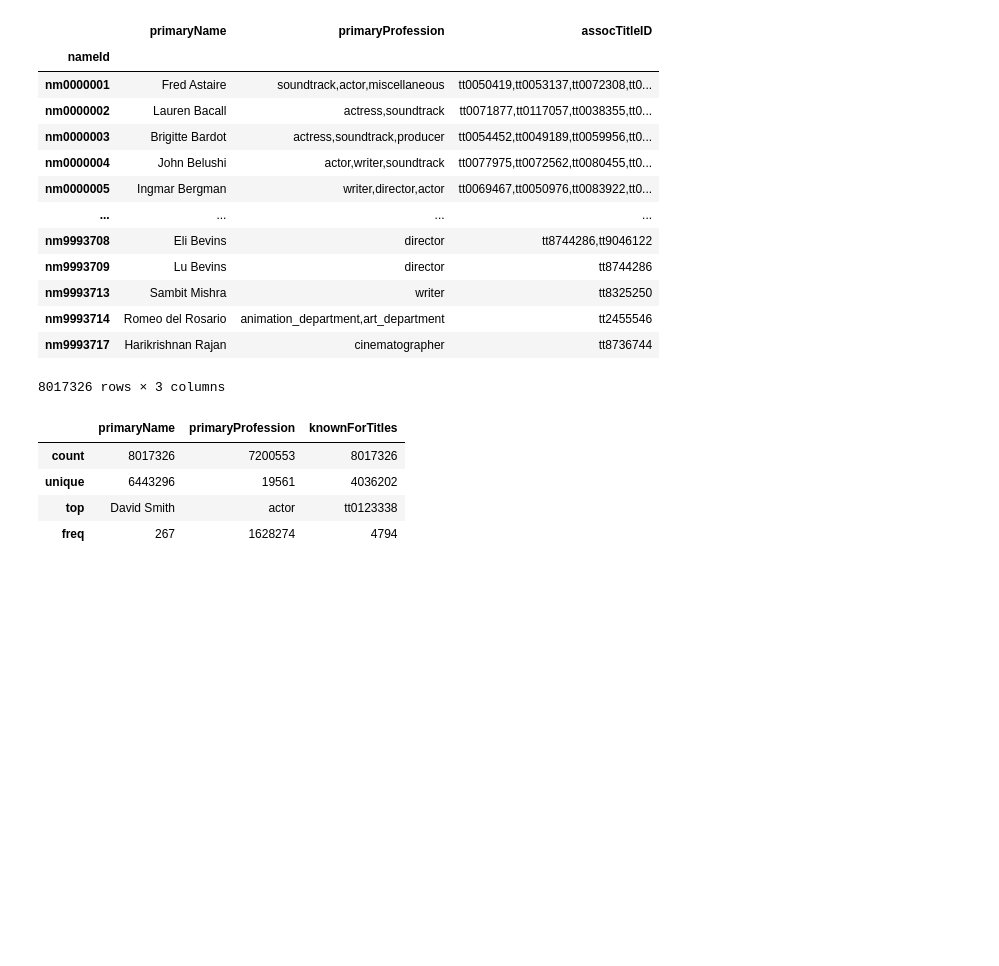
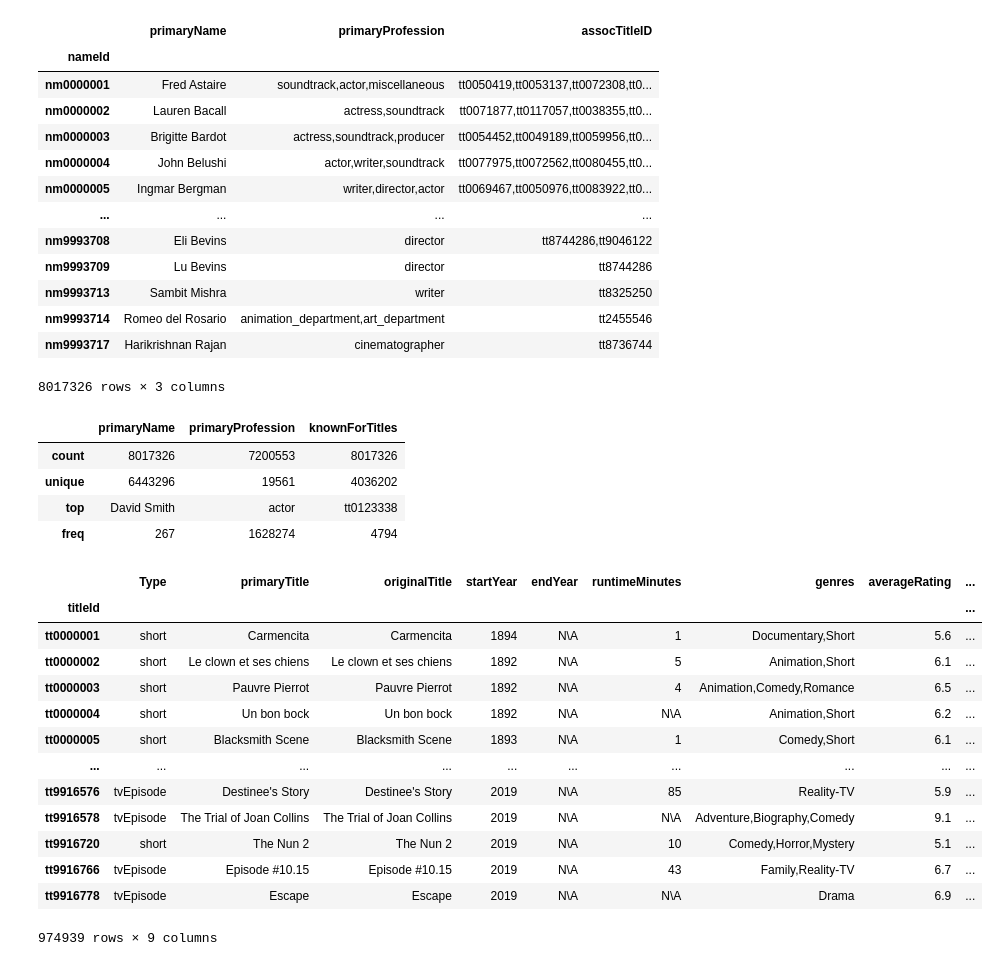
Before and after one commit to MichelleLucio/project_etl, a Jupyter notebook: read TSV.ipynb, the cells around one changed output. Drawn from its saved outputs; the diff is of its cells as text; code cells hidden in the pictures; blank space fills up the shorter version.

```diff
--- a/read TSV.ipynb
+++ b/read TSV.ipynb
@@ -258,3 +258,22 @@ name_basics_df.describe()
 | unique | 6443296 | 19561 | 4036202 |
 | top | David Smith | actor | tt0123338 |
 | freq | 267 | 1628274 | 4794 |
+# %%
+## Merge title_basics_clean, title_ratings_df
+merge_title_df = pd.merge(title_basics_clean, title_ratings_df, on="titleId", how="inner")
+merge_title_df
+# %% [output]
+|  | Type | primaryTitle | originalTitle | startYear | endYear | runtimeMinutes | genres | averageRating | ... |
+| titleId |  |  |  |  |  |  |  |  | ... |
+| tt0000001 | short | Carmencita | Carmencita | 1894 | N\A | 1 | Documentary,Short | 5.6 | ... |
+| tt0000002 | short | Le clown et ses chiens | Le clown et ses chiens | 1892 | N\A | 5 | Animation,Short | 6.1 | ... |
+| tt0000003 | short | Pauvre Pierrot | Pauvre Pierrot | 1892 | N\A | 4 | Animation,Comedy,Romance | 6.5 | ... |
+| tt0000004 | short | Un bon bock | Un bon bock | 1892 | N\A | N\A | Animation,Short | 6.2 | ... |
+| tt0000005 | short | Blacksmith Scene | Blacksmith Scene | 1893 | N\A | 1 | Comedy,Short | 6.1 | ... |
+| ... | ... | ... | ... | ... | ... | ... | ... | ... | ... |
+| tt9916576 | tvEpisode | Destinee's Story | Destinee's Story | 2019 | N\A | 85 | Reality-TV | 5.9 | ... |
+| tt9916578 | tvEpisode | The Trial of Joan Collins | The Trial of Joan Collins | 2019 | N\A | N\A | Adventure,Biography,Comedy | 9.1 | ... |
+| tt9916720 | short | The Nun 2 | The Nun 2 | 2019 | N\A | 10 | Comedy,Horror,Mystery | 5.1 | ... |
+| tt9916766 | tvEpisode | Episode #10.15 | Episode #10.15 | 2019 | N\A | 43 | Family,Reality-TV | 6.7 | ... |
+| tt9916778 | tvEpisode | Escape | Escape | 2019 | N\A | N\A | Drama | 6.9 | ... |
+974939 rows × 9 columns
```
Also changed, not shown: parts of 2 cells of this notebook.
